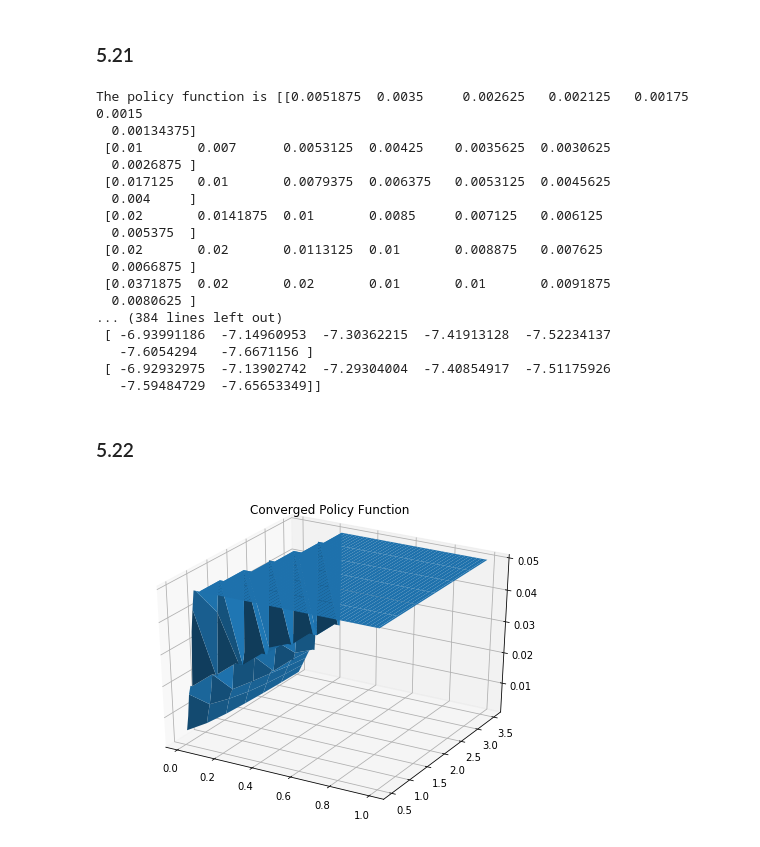
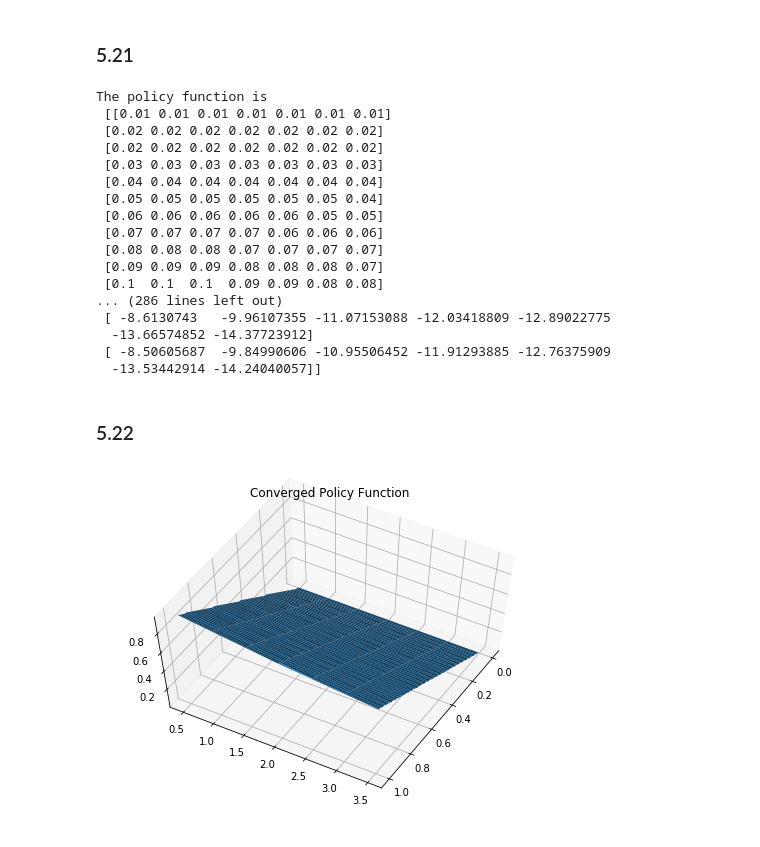
Before and after one commit to zeyuxu1997/persp-model-econ_W19, a Jupyter notebook: ProblemSets/PS3/hw3.ipynb, the cells around one changed output. Cells and saved outputs as stored; diff of their text form; code cells hidden in the pictures.

```diff
--- a/ProblemSets/PS3/hw3.ipynb
+++ b/ProblemSets/PS3/hw3.ipynb
@@ -98,6 +98,12 @@ The code is as follows:
 W = np.linspace(0.01, 1, 100)
 # %% [markdown]
 ### 5.10
+# %%
+c_mat = W.reshape(-1,1)-W
+c_mat[c_mat<=0] = 1e-7
+u_mat = np.log(c_mat)
+N = 100
+beta = 0.9
 # %%
 psi_T = np.empty(100)
 Value_T = np.empty(100)
@@ -262,7 +285,7 @@ ax.grid()
 # %%
 sigma = 0.5
 varepsilon = np.array([i*sigma for i in range(1,8)])
-Gamma_func = lambda x: norm(loc = 0, scale = sigma).pdf(x)
+Gamma_func = lambda x: norm(loc = 4*sigma, scale = sigma).pdf(x)
 Gamma = Gamma_func(varepsilon)
 # %% [markdown]
 ### 5.17
@@ -381,64 +406,67 @@ The distance metric is [[3981.53077295]]
 # %% [markdown]
 ### 5.21
 # %%
-def new_optimize(init=W, E = varepsilon, P = Gamma, u = lambda x: np.log(x), beta = 0.9, error = 1e-9, maxiter = 1000):
+def new_optimize(init=W, E = varepsilon, P = Gamma, u = lambda x: np.log(x),
+                 beta = 0.9, error = 1e-9, maxiter = 1000):
     W = init
     Gamma = P
     varepsilon = E
     V = np.zeros((W.size, Gamma.size))
     for i in range(Gamma.size):
         V[:,i] = varepsilon[i]*np.log(W)
+    c_mat = W.reshape(-1,1)-W
+    c_mat[c_mat<=0] = 1e-7
+    u_mat = u(c_mat)
     Error = 1
     count = 0
     while Error>error and count <= maxiter:
-        count += 1
+        new_W = np.tile(W.reshape(-1,1),(1,7))
         new_V = np.array(V)
-        new_W = 0.01*np.ones((W.size,Gamma.size))
-        def value(x, e):
-            n = int(e/sigma)
-            if x > 0.01:
-                return np.interp(x, W, V[:,n-1])
-            else:
-                return V[0,n-1]-np.log(0.01/x)
         for j in range(7):
             e = varepsilon[j]
             for i in range(100):
                 w = W[i]
-                value_func = lambda x: -e*np.log(w-x)-0.9*sum(Gamma[i]*value(x,varepsilon[i]) for i in range(7))
-                new_W[i,j] = max(opt.fmin(value_func, 0.005, disp = 0),0)
-                new_V[i,j] = np.log(w-new_W[i,j])+0.9*sum(Gamma[i]*value(new_W[i,j],varepsilon[i]) for i in range(7))
-        Error = (V-new_V).reshape(1,-1)@(V-new_V).reshape(-1,1)
+                new_V[i,j] = -np.inf
+                for k in range(i):
+                    v_value = e*u_mat[i,k] + beta*\
+                              sum(Gamma[p]*V[k,p] for p in range(7))
+                    if v_value > new_V[i,j]:
+                        new_W[i,j] = W[k]
+                        new_V[i,j] = v_value
+        Error = ((V-new_V)**2).sum()
         V = new_V
-    return new_V, new_W
+    return new_V,new_W
+
 V, new_W = new_optimize()
-print("The policy function is", new_W)
-print(r"The value function is", V)
+print("The policy function is\n", new_W)
+print("The value function is\n", V)
 # %% [output]
-The policy function is [[0.0051875  0.0035     0.002625   0.002125   0.00175    0.0015
-  0.00134375]
- [0.01       0.007      0.0053125  0.00425    0.0035625  0.0030625
-  0.0026875 ]
- [0.017125   0.01       0.0079375  0.006375   0.0053125  0.0045625
-  0.004     ]
- [0.02       0.0141875  0.01       0.0085     0.007125   0.006125
-  0.005375  ]
- [0.02       0.02       0.0113125  0.01       0.008875   0.007625
-  0.0066875 ]
- [0.0371875  0.02       0.02       0.01       0.01       0.0091875
-  0.0080625 ]
-... (384 lines left out)
- [ -6.93991186  -7.14960953  -7.30362215  -7.41913128  -7.52234137
-   -7.6054294   -7.6671156 ]
- [ -6.92932975  -7.13902742  -7.29304004  -7.40854917  -7.51175926
-   -7.59484729  -7.65653349]]
+The policy function is
+ [[0.01 0.01 0.01 0.01 0.01 0.01 0.01]
+ [0.02 0.02 0.02 0.02 0.02 0.02 0.02]
+ [0.02 0.02 0.02 0.02 0.02 0.02 0.02]
+ [0.03 0.03 0.03 0.03 0.03 0.03 0.03]
+ [0.04 0.04 0.04 0.04 0.04 0.04 0.04]
+ [0.05 0.05 0.05 0.05 0.05 0.05 0.04]
+ [0.06 0.06 0.06 0.06 0.06 0.05 0.05]
+ [0.07 0.07 0.07 0.07 0.06 0.06 0.06]
+ [0.08 0.08 0.08 0.07 0.07 0.07 0.07]
+ [0.09 0.09 0.09 0.08 0.08 0.08 0.07]
+ [0.1  0.1  0.1  0.09 0.09 0.08 0.08]
+... (286 lines left out)
+ [ -8.6130743   -9.96107355 -11.07153088 -12.03418809 -12.89022775
+  -13.66574852 -14.37723912]
+ [ -8.50605687  -9.84990606 -10.95506452 -11.91293885 -12.76375909
+  -13.53442914 -14.24040057]]
 # %% [markdown]
 ### 5.22
 # %%
 X, Y = np.meshgrid(W, varepsilon)
 new_fig = plt.figure(figsize=(8, 6))
 new_ax = new_fig.add_subplot(111, projection='3d')
 new_ax.plot_surface(X.T, Y.T, new_W)
 new_ax.set_title("Converged Policy Function")
+new_ax.view_init(elev=60,azim=30)
 plt.show()
 # %% [output]
-[figure, old version]
+[figure, new version]
```
Also changed, not shown: parts of 13 cells of this notebook, 4 other files.
